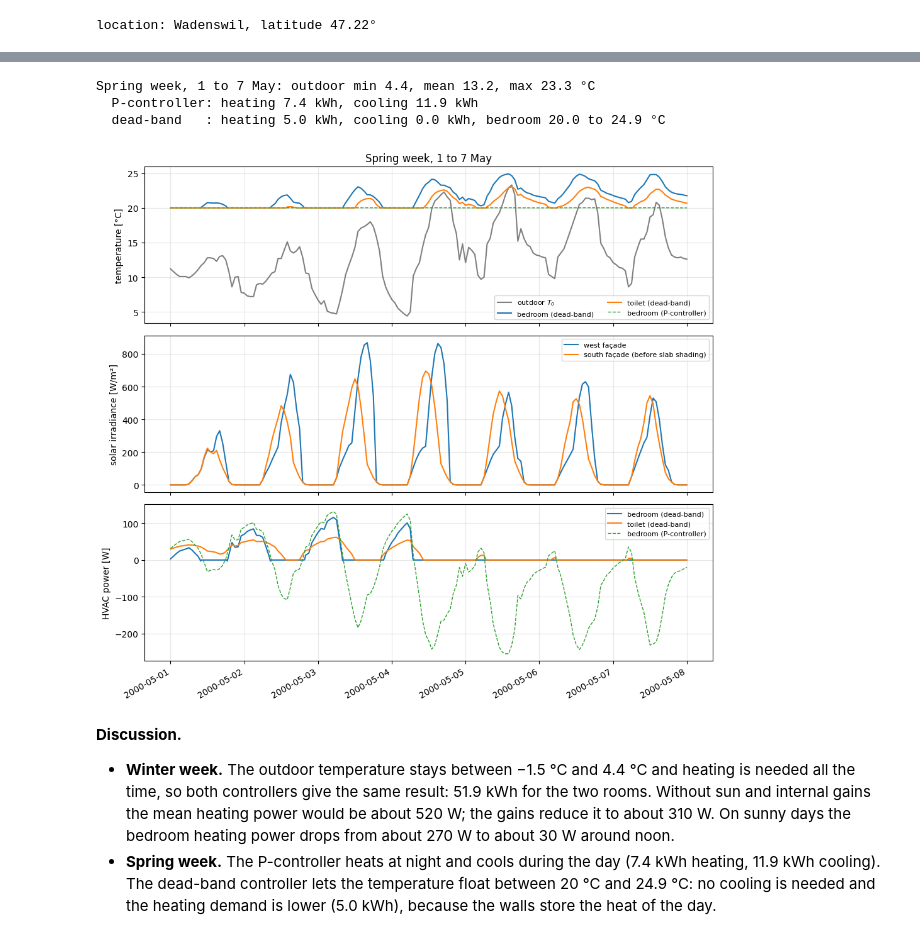
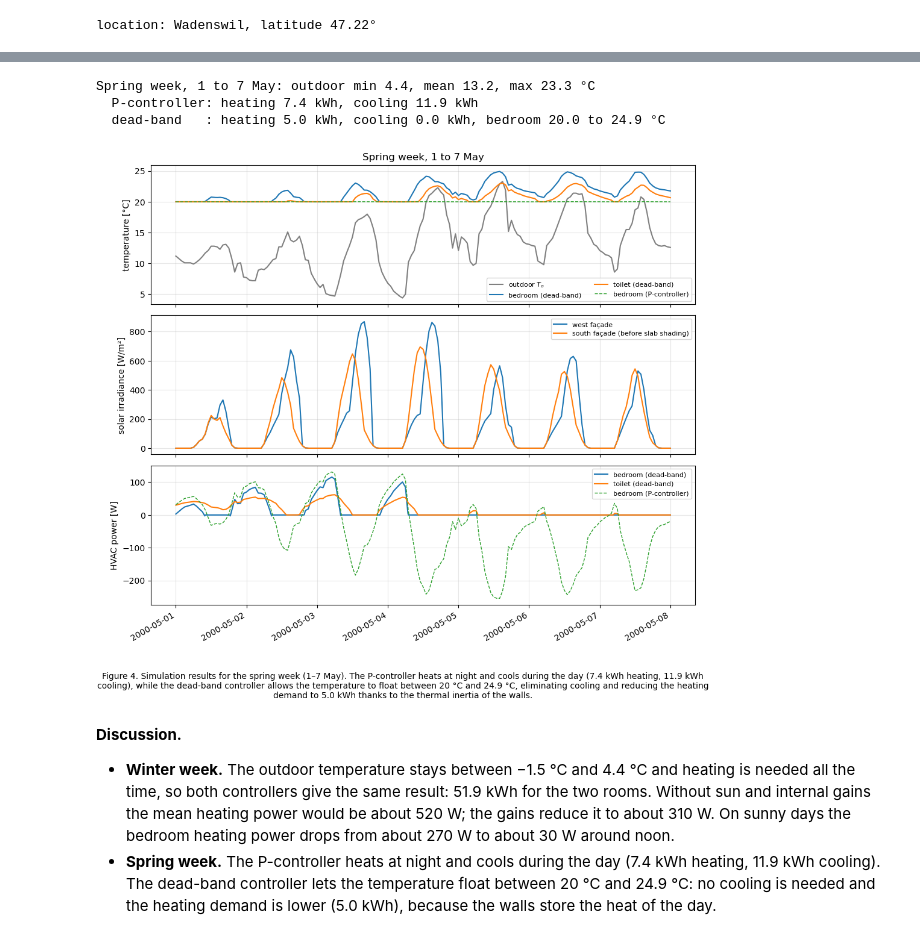
Before and after one commit to parand7/EVA_CE4IB-Project, a Jupyter notebook: EVA_report (2).ipynb, the cells around one changed output, grey strips where cells are left out. Cells and saved outputs as stored; diff of their text form; code cells hidden in the pictures.

```diff
--- a/EVA_report (2).ipynb
+++ b/EVA_report (2).ipynb
@@ -616,12 +640,13 @@ def simulate(TC_base, warmup_start, start_date, end_date):
                 heat_P=kWh(np.clip(q_P[w], 0, None)), cool_P=kWh(np.clip(-q_P[w], 0, None)),
                 heat_DB=kWh(np.clip(q_DB[w], 0, None)), cool_DB=kWh(np.clip(-q_DB[w], 0, None)))
 
-def show(res, title):
+def show(res, title, caption=None):
     To_ = res['inp']['To']
     print(f"{title}: outdoor min {To_.min():.1f}, mean {To_.mean():.1f}, max {To_.max():.1f} °C")
     print(f"  P-controller: heating {res['heat_P']:.1f} kWh, cooling {res['cool_P']:.1f} kWh")
     print(f"  dead-band   : heating {res['heat_DB']:.1f} kWh, cooling {res['cool_DB']:.1f} kWh, "
           f"bedroom {res['y_DB'][:, 0].min():.1f} to {res['y_DB'][:, 0].max():.1f} °C")
+
     fig, axs = plt.subplots(3, 1, figsize=(10, 9), sharex=True)
     axs[0].plot(res['t'], To_, color='gray', label='outdoor $T_o$')
     axs[0].plot(res['t'], res['y_DB'][:, 0], label='bedroom (dead-band)')
@@ -636,7 +661,16 @@ def show(res, title):
     axs[2].plot(res['t'], res['q_DB'][:, 1], label='toilet (dead-band)')
     axs[2].plot(res['t'], res['q_P'][:, 0], '--', lw=1, label='bedroom (P-controller)')
     axs[2].set_ylabel('HVAC power [W]'); axs[2].legend(fontsize=8); axs[2].grid(alpha=0.3)
-    fig.autofmt_xdate(); plt.tight_layout(); plt.show()
+
+    fig.autofmt_xdate()
+    plt.tight_layout()
+    plt.subplots_adjust(bottom=0.15)
+
+    # Figure caption (centered)
+    if caption is not None:
+        plt.figtext(0.5, -0.02, caption, ha='center', fontsize=10, wrap=True)
+
+    plt.show()
 # %%
 # 4.5 winter week: 1 to 7 February (7 days of warm-up before)
 res_feb = simulate(TC, '2000-01-25 00:00', '2000-02-01 00:00', '2000-02-08 00:00')
@@ -649,12 +689,18 @@ Winter week, 1 to 7 February: outdoor min -1.5, mean 1.0, max 4.4 °C
 # %%
 # 4.6 spring week: 1 to 7 May
 res_may = simulate(TC, '2000-04-24 00:00', '2000-05-01 00:00', '2000-05-08 00:00')
-show(res_may, 'Spring week, 1 to 7 May')
+
+spring_caption = ("Figure 4. Simulation results for the spring week (1–7 May). "
+                  "The P-controller heats at night and cools during the day (7.4 kWh heating, 11.9 kWh cooling), "
+                  "while the dead-band controller allows the temperature to float between 20 °C and 24.9 °C, "
+                  "eliminating cooling and reducing the heating demand to 5.0 kWh thanks to the thermal inertia of the walls.")
+
+show(res_may, 'Spring week, 1 to 7 May', caption=spring_caption)
 # %% [output]
 Spring week, 1 to 7 May: outdoor min 4.4, mean 13.2, max 23.3 °C
   P-controller: heating 7.4 kWh, cooling 11.9 kWh
   dead-band   : heating 5.0 kWh, cooling 0.0 kWh, bedroom 20.0 to 24.9 °C
-[figure, old version]
+[figure, new version]
 # %% [markdown]
 **Discussion.**
 - **Winter week.** The outdoor temperature stays between −1.5 °C and 4.4 °C and heating is needed all the time, so both controllers give the same result: 51.9 kWh for the two rooms. Without sun and internal gains the mean heating power would be about 520 W; the gains reduce it to about 310 W. On sunny days the bedroom heating power drops from about 270 W to about 30 W around noon.
```
Also changed, not shown: parts of 8 cells of this notebook.
